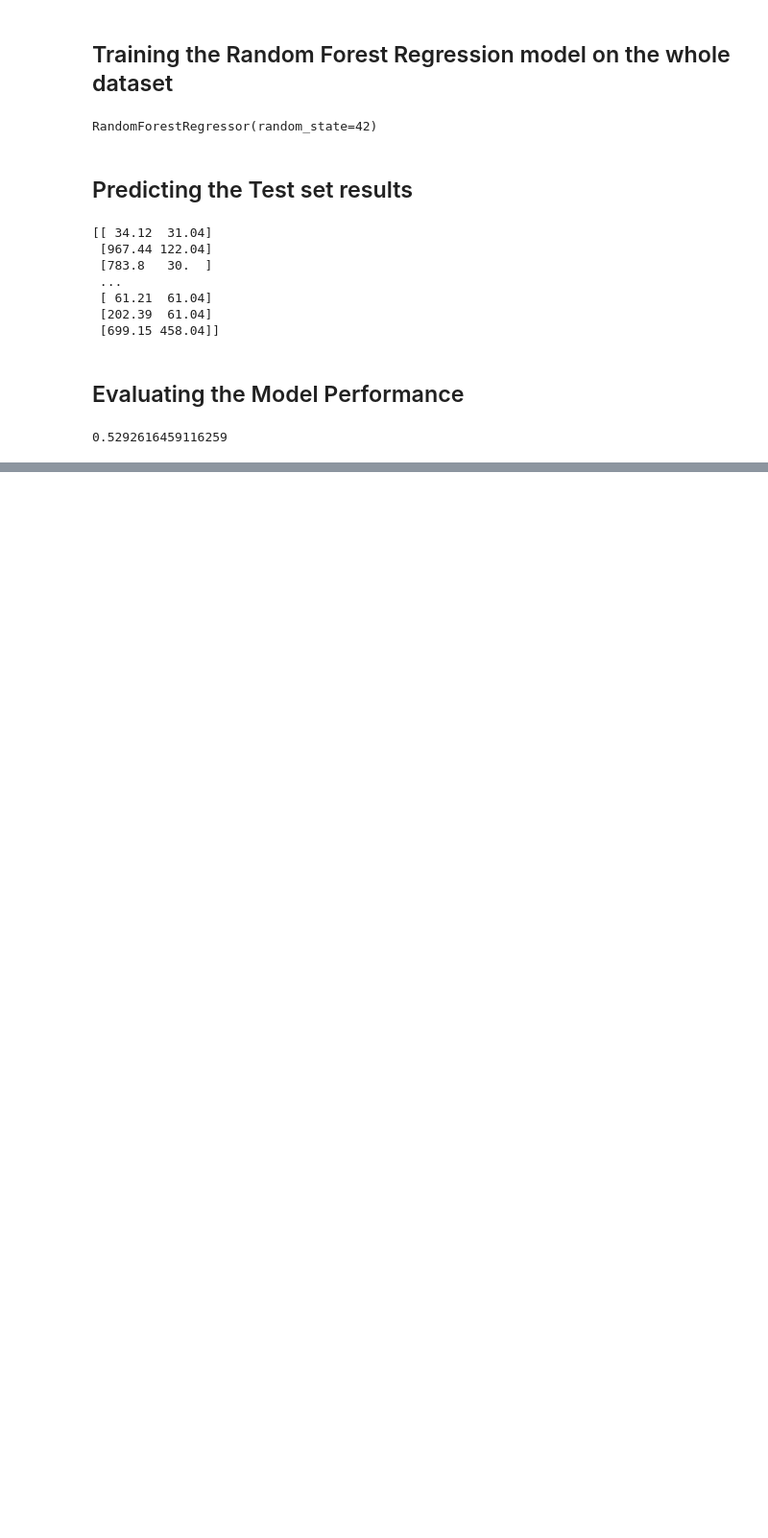
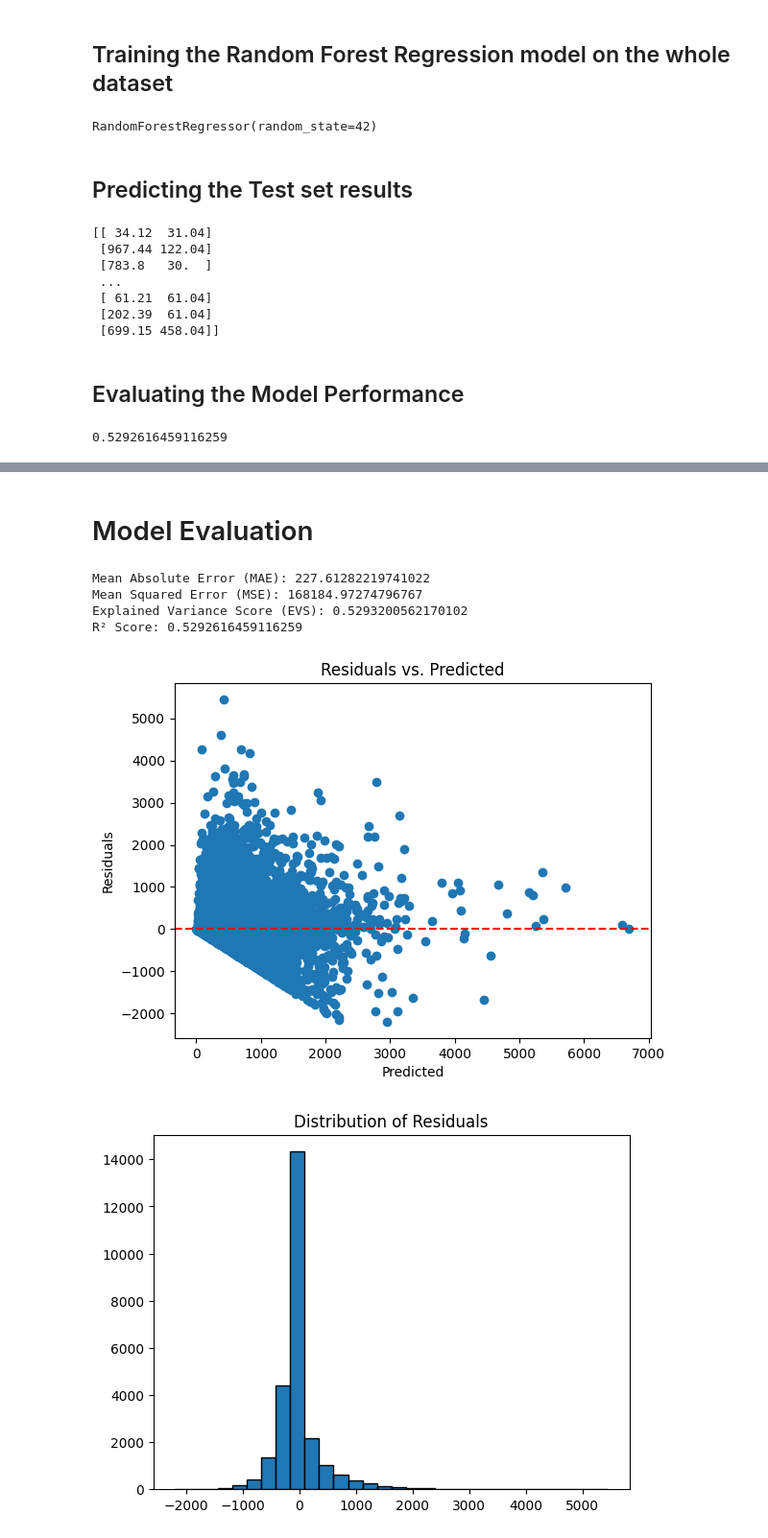
Before and after one commit to ricardotassio/price-smart-api, a Jupyter notebook: notebooks/model_evaluation_optimization.ipynb, the cells around one changed output, grey strips where cells are left out. Shown at 96% size. Drawn from its saved outputs; the diff is of its cells as text; code cells hidden in the pictures; blank space fills up the shorter version.

Commit message:
feat: update model optimization code

```diff
--- a/notebooks/model_evaluation_optimization.ipynb
+++ b/notebooks/model_evaluation_optimization.ipynb
@@ -144,0 +173,42 @@ Fitting 5 folds for each of 216 candidates, totalling 1080 fits
+# %% [markdown]
+# Model Evaluation
+# %%
+from sklearn.metrics import mean_absolute_error, mean_squared_error, explained_variance_score
+
+# Predictions on test set
+y_pred = regressor.predict(X_test)
+
+# Metrics
+mae = mean_absolute_error(y_test, y_pred)
+mse = mean_squared_error(y_test, y_pred)
+evs = explained_variance_score(y_test, y_pred)
+r2 = r2_score(y_test, y_pred)
+
+print(f"Mean Absolute Error (MAE): {mae}")
+print(f"Mean Squared Error (MSE): {mse}")
+print(f"Explained Variance Score (EVS): {evs}")
+print(f"R² Score: {r2}")
+
+# Diagnostic plots
+import matplotlib.pyplot as plt
+
+# Residual plot
+residuals = y_test - y_pred
+plt.scatter(y_pred, residuals)
+plt.axhline(0, color='r', linestyle='--')
+plt.title('Residuals vs. Predicted')
+plt.xlabel('Predicted')
+plt.ylabel('Residuals')
+plt.show()
+
+# Residual distribution
+plt.hist(residuals, bins=30, edgecolor='k')
+plt.title('Distribution of Residuals')
+plt.show()
+# %% [output]
+Mean Absolute Error (MAE): 227.61282219741022
+Mean Squared Error (MSE): 168184.97274796767
+Explained Variance Score (EVS): 0.5293200562170102
+R² Score: 0.5292616459116259
+[figure, added]
+[figure, added]
```
Also changed, not shown: parts of 6 cells of this notebook, 1 other file.
